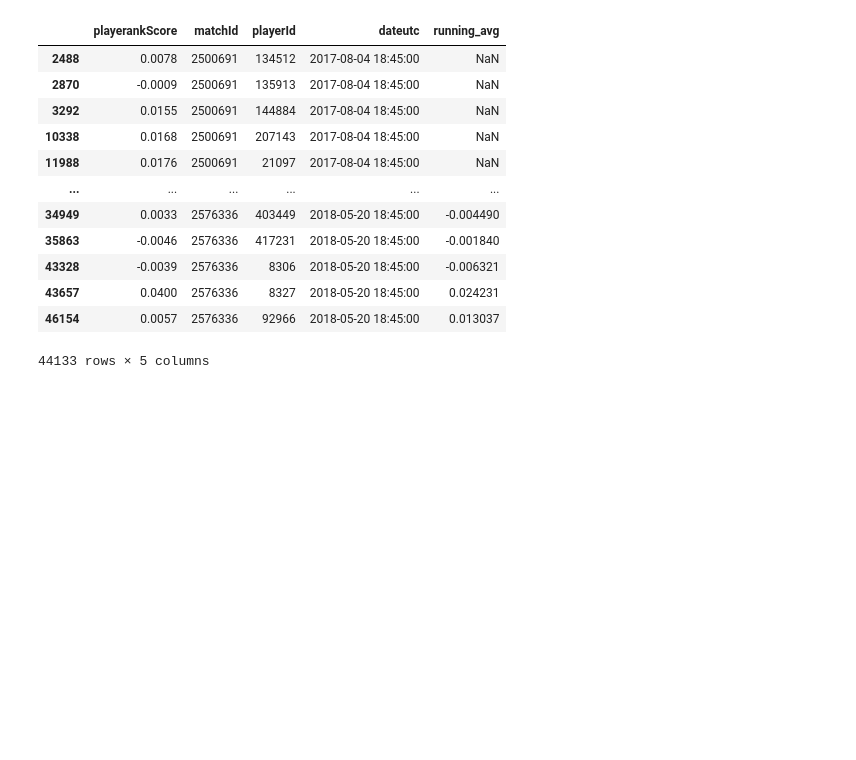
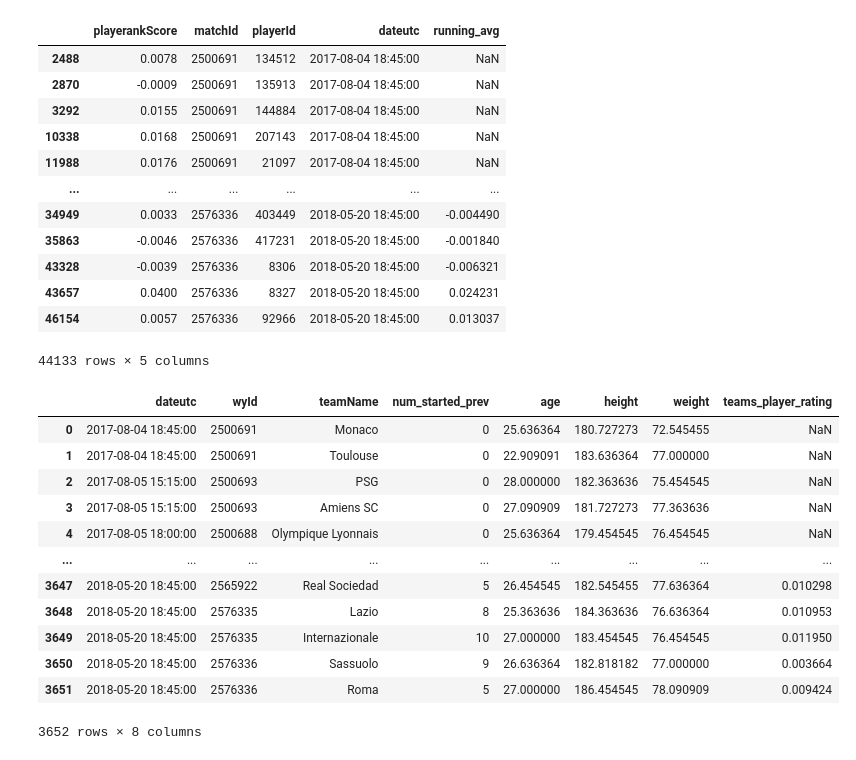
Before and after one commit to benjaminr4/footballAnalysis, a Jupyter notebook: player_features.ipynb, the cells around one changed output. Saved outputs shown, nothing was run; the diff lists cells and outputs as text; code cells hidden in the pictures; blank space fills up the shorter version.

```diff
--- a/player_features.ipynb
+++ b/player_features.ipynb
@@ -420,3 +420,19 @@ disjointedMatches.rename(columns={'running_avg':'teams_player_rating'},inplace=T
 player_level_stats=disjointedMatches
 # %%
 player_level_stats.to_csv('data/player_level_stats.csv', index=False)
+# %%
+player_level_stats
+# %% [output]
+|  | dateutc | wyId | teamName | num_started_prev | age | height | weight | teams_player_rating |
+| 0 | 2017-08-04 18:45:00 | 2500691 | Monaco | 0 | 25.636364 | 180.727273 | 72.545455 | NaN |
+| 1 | 2017-08-04 18:45:00 | 2500691 | Toulouse | 0 | 22.909091 | 183.636364 | 77.000000 | NaN |
+| 2 | 2017-08-05 15:15:00 | 2500693 | PSG | 0 | 28.000000 | 182.363636 | 75.454545 | NaN |
+| 3 | 2017-08-05 15:15:00 | 2500693 | Amiens SC | 0 | 27.090909 | 181.727273 | 77.363636 | NaN |
+| 4 | 2017-08-05 18:00:00 | 2500688 | Olympique Lyonnais | 0 | 25.636364 | 179.454545 | 76.454545 | NaN |
+| ... | ... | ... | ... | ... | ... | ... | ... | ... |
+| 3647 | 2018-05-20 18:45:00 | 2565922 | Real Sociedad | 5 | 26.454545 | 182.545455 | 77.636364 | 0.010298 |
+| 3648 | 2018-05-20 18:45:00 | 2576335 | Lazio | 8 | 25.363636 | 184.363636 | 76.636364 | 0.010953 |
+| 3649 | 2018-05-20 18:45:00 | 2576335 | Internazionale | 10 | 27.000000 | 183.454545 | 76.454545 | 0.011950 |
+| 3650 | 2018-05-20 18:45:00 | 2576336 | Sassuolo | 9 | 26.636364 | 182.818182 | 77.000000 | 0.003664 |
+| 3651 | 2018-05-20 18:45:00 | 2576336 | Roma | 5 | 27.000000 | 186.454545 | 78.090909 | 0.009424 |
+3652 rows × 8 columns
```
Also changed, not shown: parts of 1 cell of this notebook, 4 other files.
